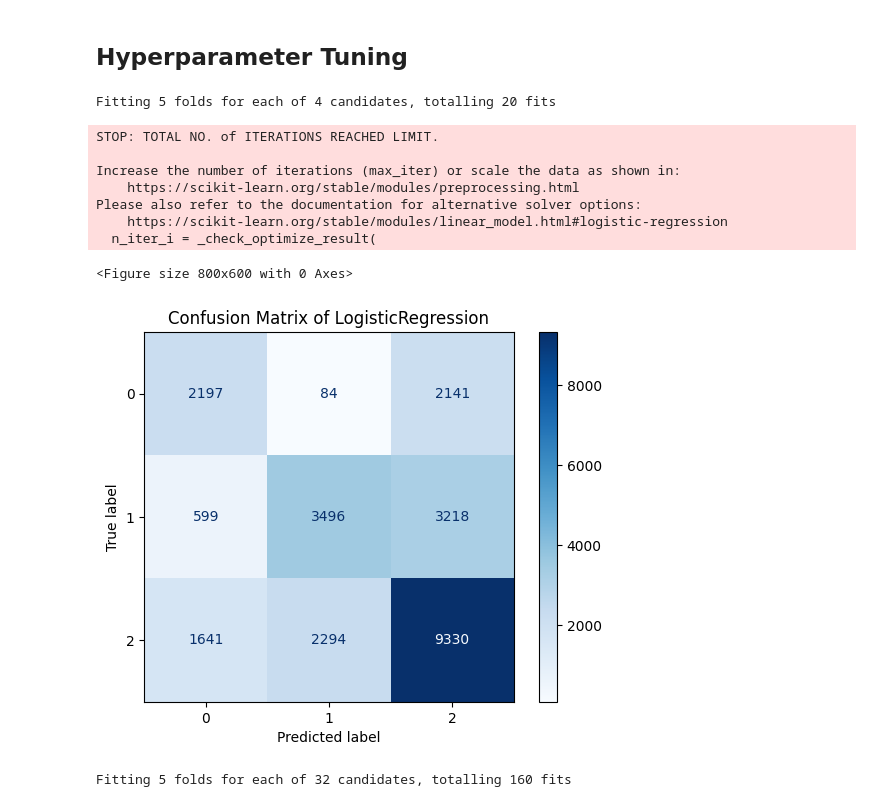
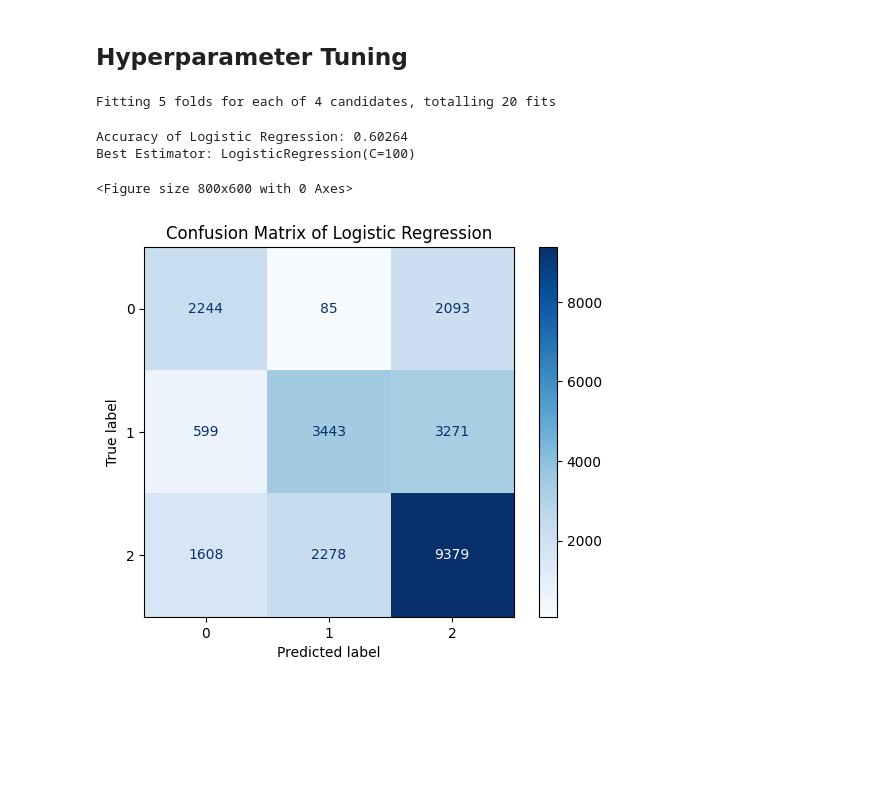
Before and after one commit to ashifka/ashif, a Jupyter notebook: AshifKA(Credit_week3).ipynb, the cells around one changed output. Cells and saved outputs as stored; diff of their text form; code cells hidden in the pictures; blank space fills up the shorter version.

```diff
--- a/AshifKA(Credit_week3).ipynb
+++ b/AshifKA(Credit_week3).ipynb
@@ -361,7 +419,7 @@ from sklearn.ensemble import RandomForestClassifier
 from sklearn.svm import SVC
 from sklearn.metrics import accuracy_score, confusion_matrix, ConfusionMatrixDisplay
 models = {
-  'LogisticRegression': LogisticRegression(),
+  'LogisticRegression': LogisticRegression(max_iter=1000),
     'SVC': SVC(),
     'RandomForestClassifier': RandomForestClassifier(),
     'DecisionTreeClassifier': DecisionTreeClassifier()
@@ -446,40 +456,0 @@ from sklearn.model_selection import  GridSearchCV
-# %%
-scores = []
-classifiers = []
-for clf_name, clf_details in params.items():
-    model_h = clf_details['model']
-    param_grid = clf_details['param']
-
-    grid_search = GridSearchCV(estimator=model_h, param_grid=param_grid, scoring='accuracy', cv=5, verbose=1, n_jobs=-1)
-
-    grid_search.fit(X_train, y_train)
-
-    best_parameter = grid_search.best_params_
-    best_model = grid_search.best_estimator_
-
-    pred = best_model.predict(X_test)
-    score = accuracy_score(y_test, pred)
-    scores.append((clf_name, score, best_parameter))
-
-    classifiers.append(best_model)
-
-    class_labels = np.unique(y_test)
-    matrix = confusion_matrix(y_test, pred)
-
-    plt.figure(figsize=(8, 6))
-    disp = ConfusionMatrixDisplay(confusion_matrix=matrix, display_labels=class_labels)
-    disp.plot(cmap='Blues', values_format='d')
-    plt.title(f'Confusion Matrix of {clf_name}')
-    plt.show()
-# %% [output]
-Fitting 5 folds for each of 4 candidates, totalling 20 fits
-STOP: TOTAL NO. of ITERATIONS REACHED LIMIT.
-
-Increase the number of iterations (max_iter) or scale the data as shown in:
-    https://scikit-learn.org/stable/modules/preprocessing.html
-Please also refer to the documentation for alternative solver options:
-    https://scikit-learn.org/stable/modules/linear_model.html#logistic-regression
-  n_iter_i = _check_optimize_result(
-<Figure size 800x600 with 0 Axes>
-[figure, removed]
-Fitting 5 folds for each of 32 candidates, totalling 160 fits
@@ -491,0 +460,36 @@ final['Best Parameter'].iloc[0]
+# %%
+
+# Logistic Regression
+logistic_params = {
+    'C': [0.1, 1, 10, 100],
+    'penalty': ['l2'],
+    'solver': ['lbfgs']
+}
+
+logistic_model = LogisticRegression()
+logistic_random_search = RandomizedSearchCV(estimator=logistic_model, param_distributions=logistic_params, n_iter=50, verbose=1, n_jobs=-1)
+logistic_random_search.fit(X_train, y_train)
+
+logistic_best_parameter = logistic_random_search.best_params_
+logistic_best_model = logistic_random_search.best_estimator_
+
+logistic_pred = logistic_best_model.predict(X_test)
+logistic_score = accuracy_score(y_test, logistic_pred)
+
+logistic_class_labels = np.unique(y_test)
+logistic_matrix = confusion_matrix(y_test, logistic_pred)
+
+print("Accuracy of Logistic Regression:", logistic_score)
+print("Best Estimator:", logistic_best_model)
+
+plt.figure(figsize=(8, 6))
+logistic_disp = ConfusionMatrixDisplay(confusion_matrix=logistic_matrix, display_labels=logistic_class_labels)
+logistic_disp.plot(cmap='Blues', values_format='d')
+plt.title('Confusion Matrix of Logistic Regression')
+plt.show()
+# %% [output]
+Fitting 5 folds for each of 4 candidates, totalling 20 fits
+Accuracy of Logistic Regression: 0.60264
+Best Estimator: LogisticRegression(C=100)
+<Figure size 800x600 with 0 Axes>
+[figure, added]
```
Also changed, not shown: parts of 21 cells of this notebook.
